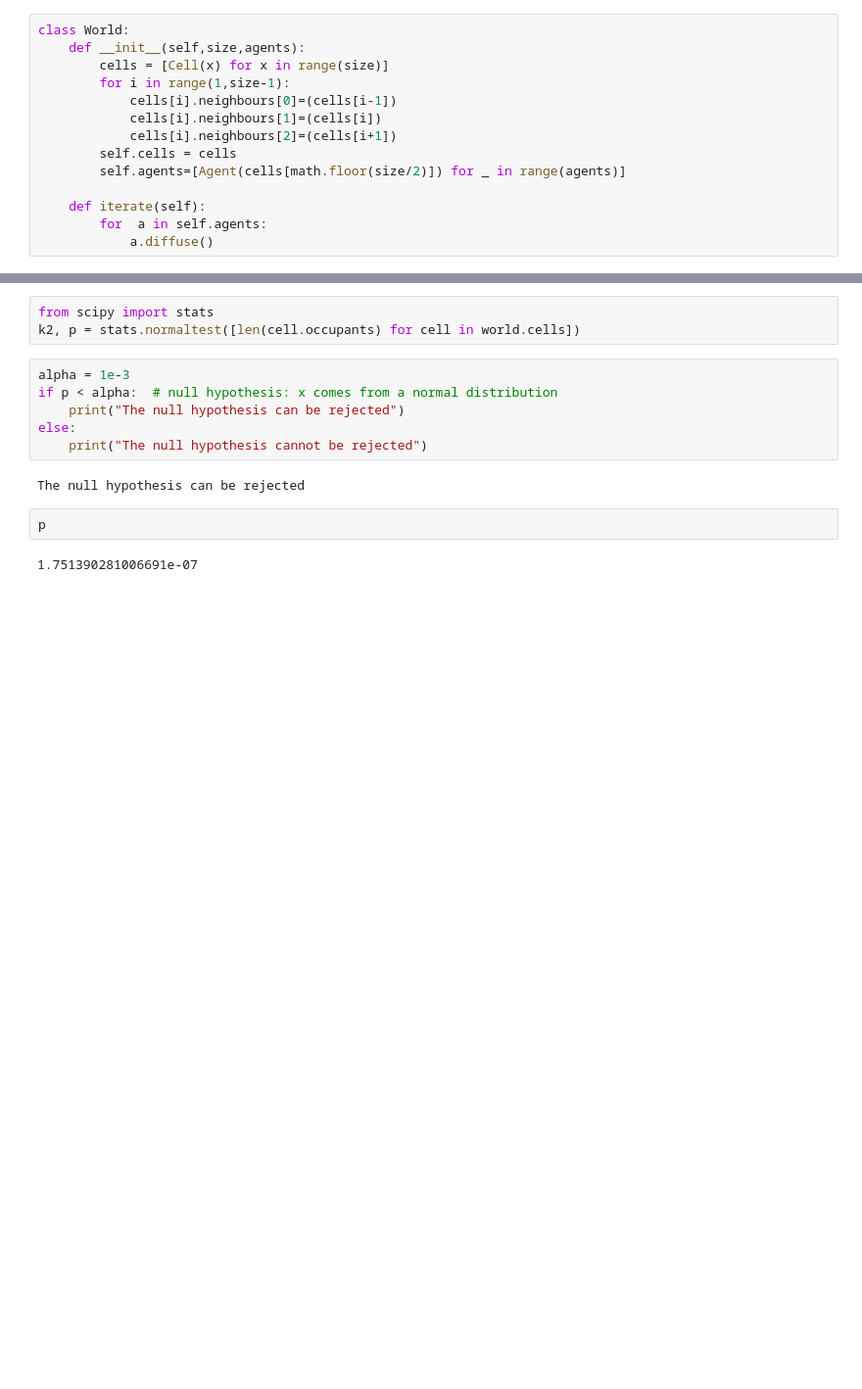
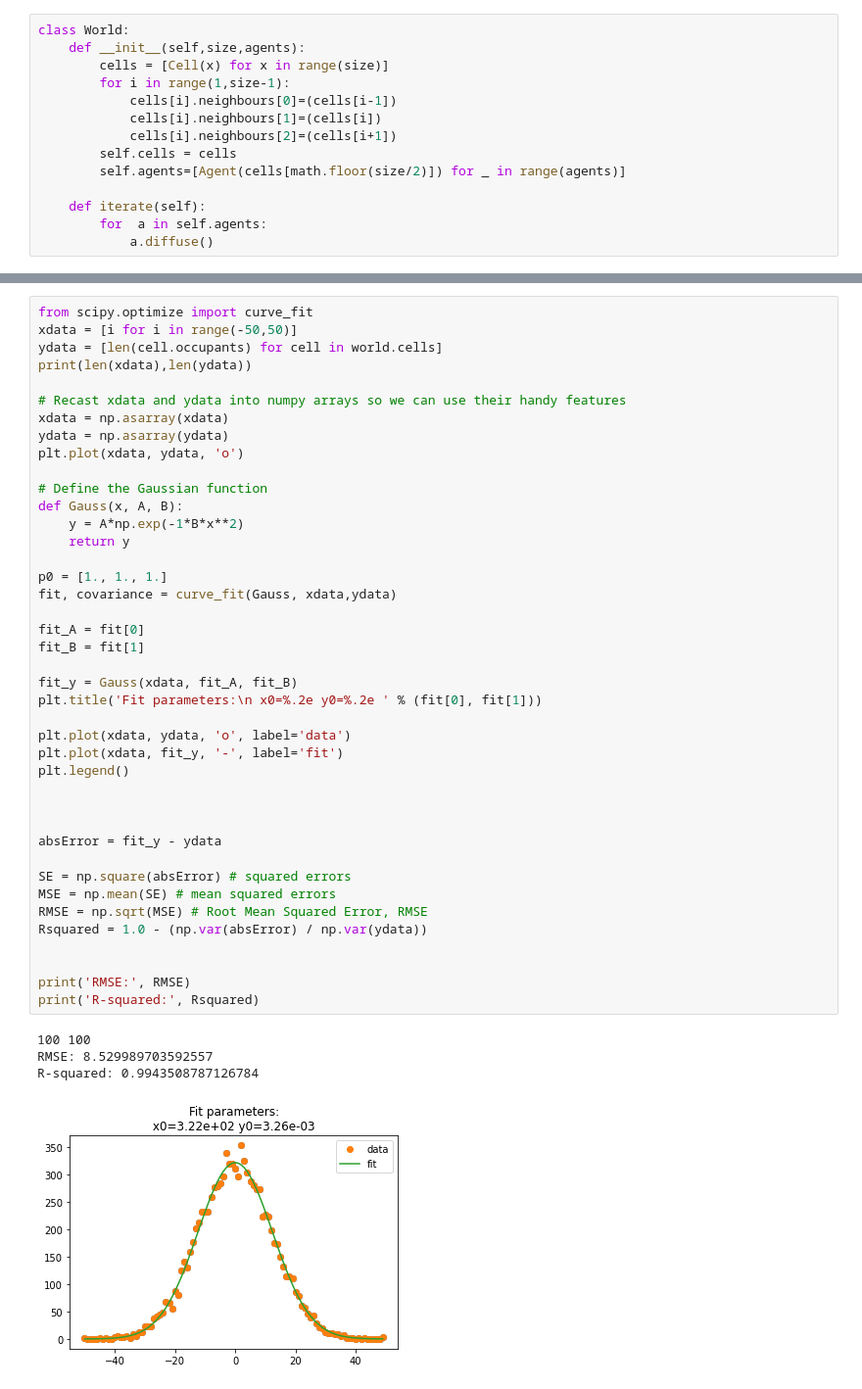
Before and after one commit to ric-colasanti/Flocking, a Jupyter notebook: ca_1d_flock.ipynb, the cells around one changed output, grey strips where cells are left out. Shown at 98% size. Cells and saved outputs as stored; diff of their text form; blank space fills up the shorter version.

```diff
--- a/ca_1d_flock.ipynb
+++ b/ca_1d_flock.ipynb
@@ -64,15 +65,46 @@ plt.show()
-# %%
-from scipy import stats
-k2, p = stats.normaltest([len(cell.occupants) for cell in world.cells])
-# %%
-alpha = 1e-3
-if p < alpha:  # null hypothesis: x comes from a normal distribution
-    print("The null hypothesis can be rejected")
-else:
-    print("The null hypothesis cannot be rejected")
-# %% [output]
-The null hypothesis can be rejected
-# %%
-p
-# %% [output]
-1.751390281006691e-07
+# %%
+from scipy.optimize import curve_fit
+xdata = [i for i in range(-50,50)]
+ydata = [len(cell.occupants) for cell in world.cells]
+print(len(xdata),len(ydata))
+
+# Recast xdata and ydata into numpy arrays so we can use their handy features
+xdata = np.asarray(xdata)
+ydata = np.asarray(ydata)
+plt.plot(xdata, ydata, 'o')
+
+# Define the Gaussian function
+def Gauss(x, A, B):
+    y = A*np.exp(-1*B*x**2)
+    return y
+
+p0 = [1., 1., 1.]
+fit, covariance = curve_fit(Gauss, xdata,ydata)
+
+fit_A = fit[0]
+fit_B = fit[1]
+
+fit_y = Gauss(xdata, fit_A, fit_B)
+plt.title('Fit parameters:\n x0=%.2e y0=%.2e ' % (fit[0], fit[1]))
+
+plt.plot(xdata, ydata, 'o', label='data')
+plt.plot(xdata, fit_y, '-', label='fit')
+plt.legend()
+
+
+
+absError = fit_y - ydata
+
+SE = np.square(absError) # squared errors
+MSE = np.mean(SE) # mean squared errors
+RMSE = np.sqrt(MSE) # Root Mean Squared Error, RMSE
+Rsquared = 1.0 - (np.var(absError) / np.var(ydata))
+
+
+print('RMSE:', RMSE)
+print('R-squared:', Rsquared)
+# %% [output]
+100 100
+RMSE: 8.529989703592557
+R-squared: 0.9943508787126784
+[figure, added]
```
Also changed, not shown: parts of 5 cells of this notebook.
